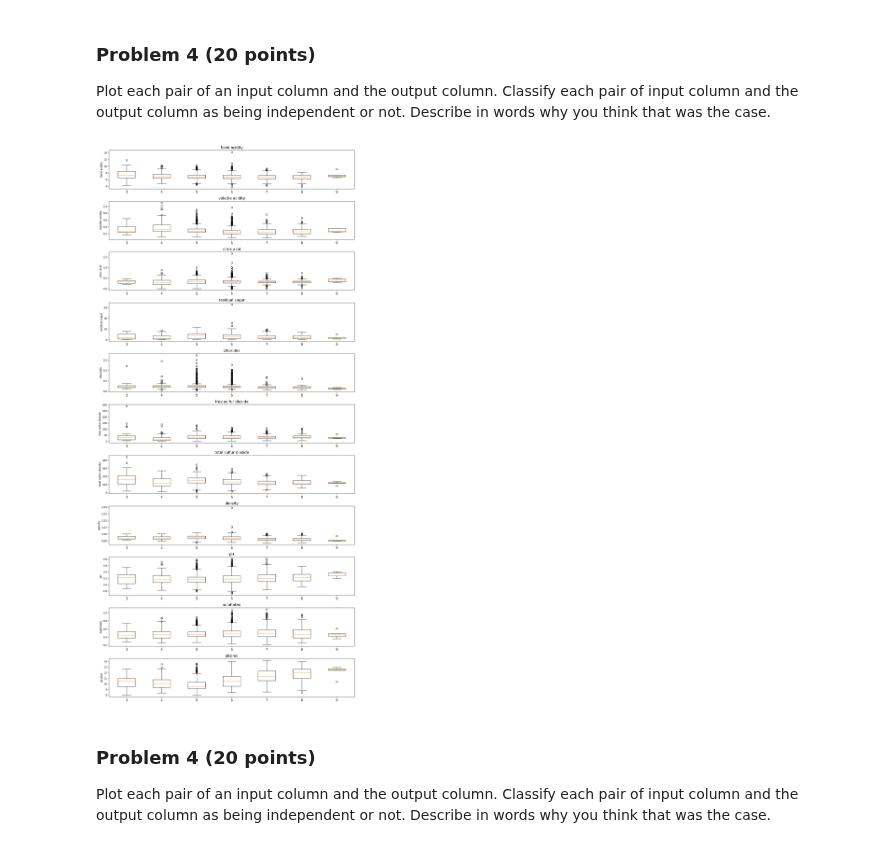
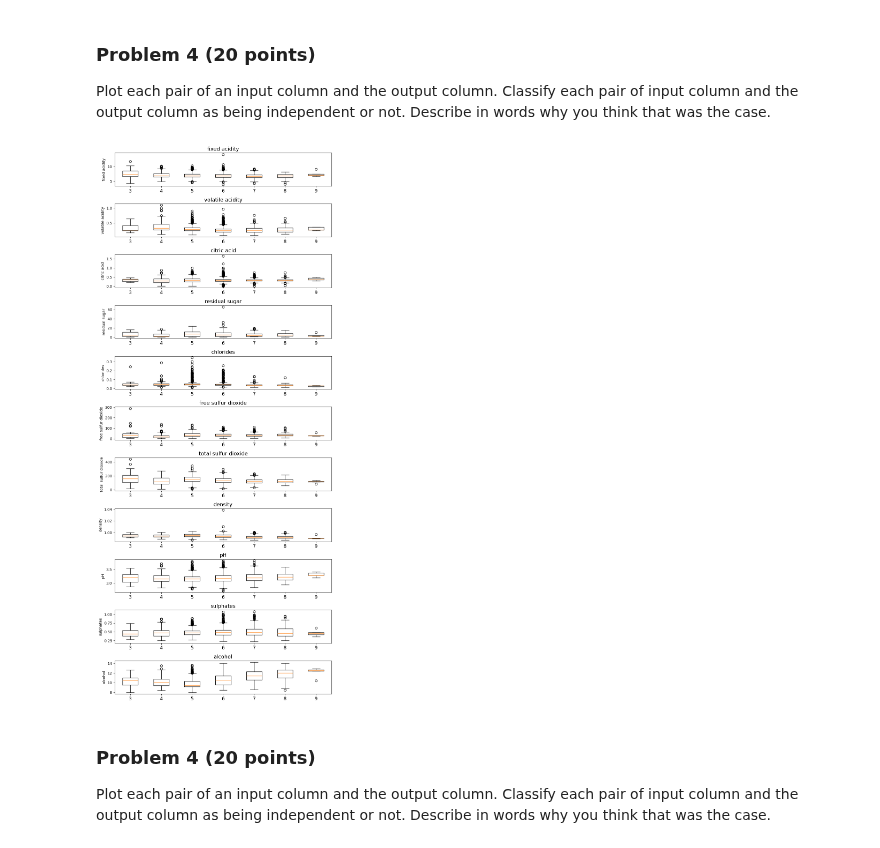
Before and after one commit to JCameronH/dx601-final-project, a Jupyter notebook: project.ipynb, the cells around one changed output. Cells and saved outputs as stored; diff of their text form; code cells hidden in the pictures.

```diff
--- a/project.ipynb
+++ b/project.ipynb
@@ -173,23 +173,26 @@ Describe in words why you think that was the case.
 # %%
 # YOUR CODE HERE
 
 columns = df.columns.drop("target")
 
-plt.figure(figsize=(14, 30))  # MUCH taller
+plt.figure(figsize=(9, 21))
 
 for i, col in enumerate(columns, 1):
     plt.subplot(len(columns), 1, i)
     data = [df[df['target'] == t][col] for t in sorted(df['target'].unique())]
     plt.boxplot(data, tick_labels=sorted(df['target'].unique()))
     plt.ylabel(col)
     plt.xticks(fontsize=12)
     plt.yticks(fontsize=10)
     plt.title(col, fontsize=14)
 
 plt.tight_layout()
 plt.show()
+
+#The box plots below build on the analysis of the histograms with the majority of the features showing positive skews above the boxes.
+#
 # %% [output]
-[figure, old version]
+[figure, new version]
 # %% [markdown]
 ### Problem 4 (20 points)
 
```
